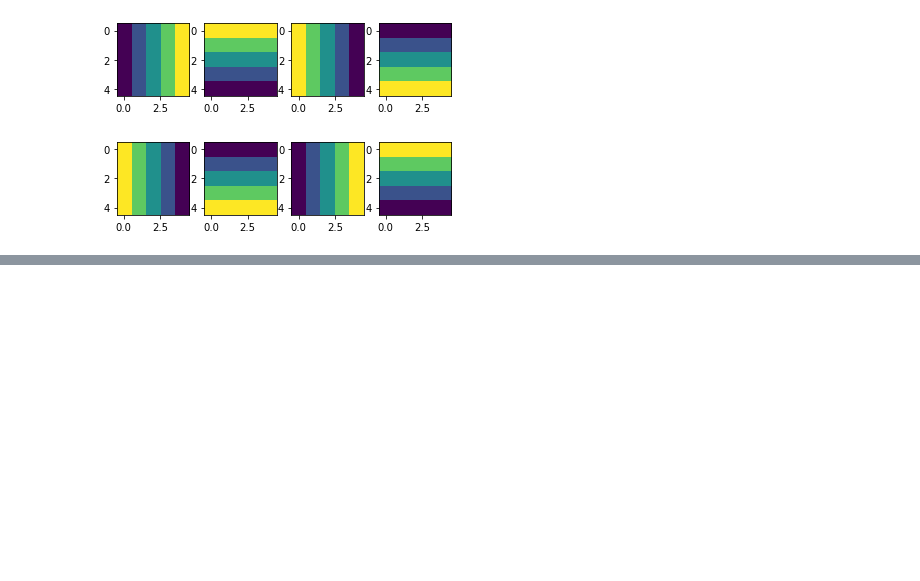
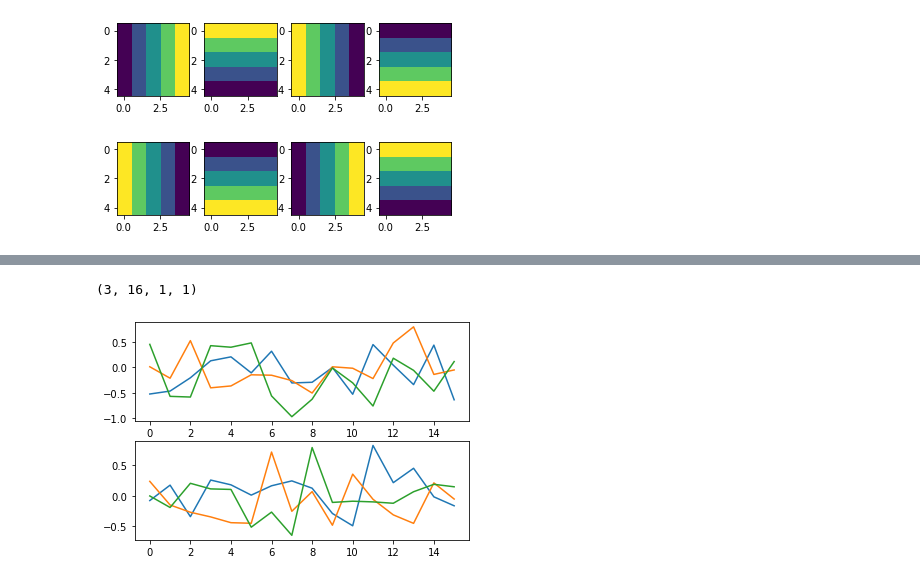
Before and after one commit to WouterBant/GEVit-DL2-Project, a Jupyter notebook: demo/demo_only_3_and_8.ipynb, the cells around one changed output, grey strips where cells are left out. Cells and saved outputs as stored; diff of their text form; code cells hidden in the pictures; blank space fills up the shorter version.

```diff
--- a/demo/demo_only_3_and_8.ipynb
+++ b/demo/demo_only_3_and_8.ipynb
@@ -255,3 +319,16 @@ for i in range(8):
+# %%
+weights_row = module.transformer[0].attention[2].row_embedding[3].weight.detach().cpu().numpy()
+weights_col = module.transformer[0].attention[2].col_embedding[3].weight.detach().cpu().numpy()
+
+print(weights_row.shape)
+plt.subplot(211)
+plt.plot(weights_col.squeeze().T)
+plt.subplot(212)
+plt.plot(weights_row.squeeze().T)
+plt.show()
+# %% [output]
+(3, 16, 1, 1)
+[figure, added]
 # %%
 # Iterate over named modules
 # for name, module in model.named_modules():
```
Also changed, not shown: parts of 5 cells of this notebook.
